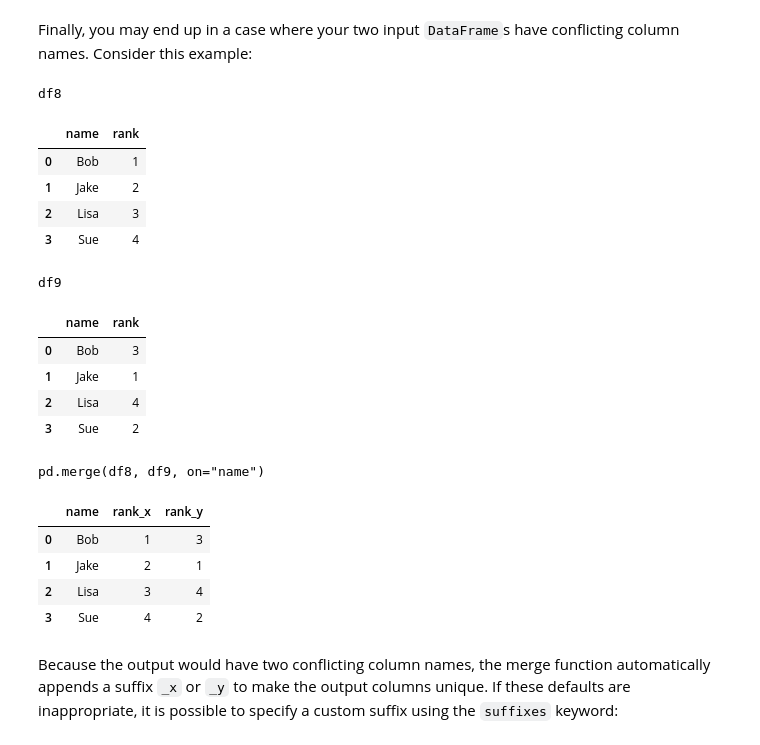
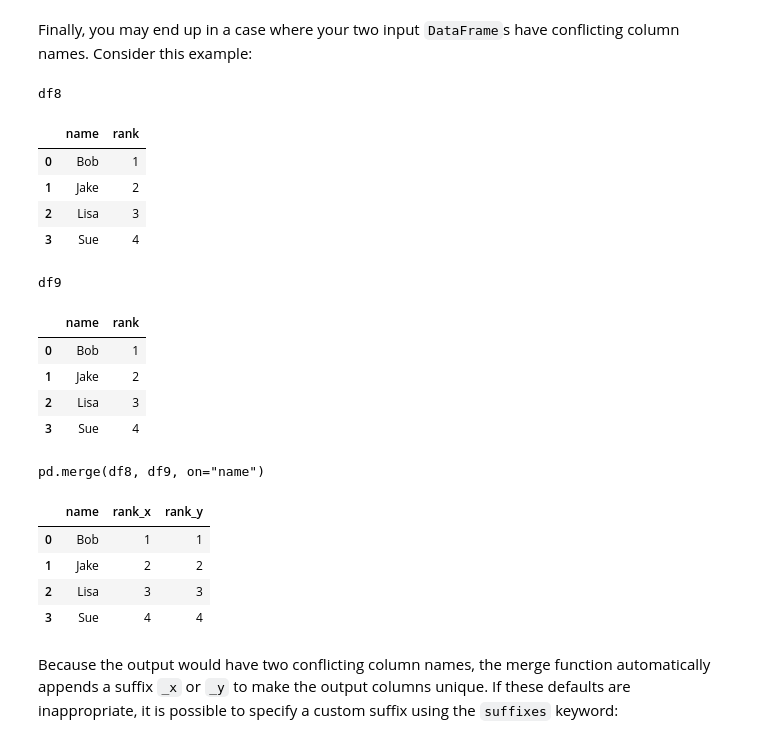
Before and after one commit to hcchengithub/PythonDataScienceHandbook, a Jupyter notebook: notebooks/03.07-Merge-and-Join.ipynb, the cells around one changed output. Saved outputs shown, nothing was run; the diff lists cells and outputs as text; code cells hidden in the pictures.

```diff
--- a/notebooks/03.07-Merge-and-Join.ipynb
+++ b/notebooks/03.07-Merge-and-Join.ipynb
@@ -444,28 +479,28 @@ Consider this example:
 # %%
 df8 = pd.DataFrame({'name': ['Bob', 'Jake', 'Lisa', 'Sue'],
                     'rank': [1, 2, 3, 4]})
 df9 = pd.DataFrame({'name': ['Bob', 'Jake', 'Lisa', 'Sue'],
-                    'rank': [3, 1, 4, 2]})
+                    'rank': [1, 2, 3, 4]})  # 我故意把值改成都一樣，即使如此也應該分開看待...對的！
 display('df8', 'df9', 'pd.merge(df8, df9, on="name")')
 # %% [output]
 df8
 |  | name | rank |
 | 0 | Bob | 1 |
 | 1 | Jake | 2 |
 | 2 | Lisa | 3 |
 | 3 | Sue | 4 |
 df9
 |  | name | rank |
-| 0 | Bob | 3 |
-| 1 | Jake | 1 |
-| 2 | Lisa | 4 |
-| 3 | Sue | 2 |
+| 0 | Bob | 1 |
+| 1 | Jake | 2 |
+| 2 | Lisa | 3 |
+| 3 | Sue | 4 |
 pd.merge(df8, df9, on="name")
 |  | name | rank_x | rank_y |
-| 0 | Bob | 1 | 3 |
-| 1 | Jake | 2 | 1 |
-| 2 | Lisa | 3 | 4 |
-| 3 | Sue | 4 | 2 |
+| 0 | Bob | 1 | 1 |
+| 1 | Jake | 2 | 2 |
+| 2 | Lisa | 3 | 3 |
+| 3 | Sue | 4 | 4 |
 # %% [markdown]
 Because the output would have two conflicting column names, the merge function automatically appends a suffix ``_x`` or ``_y`` to make the output columns unique.
 If these defaults are inappropriate, it is possible to specify a custom suffix using the ``suffixes`` keyword:
```
Also changed, not shown: parts of 12 cells of this notebook, 7 other files.
